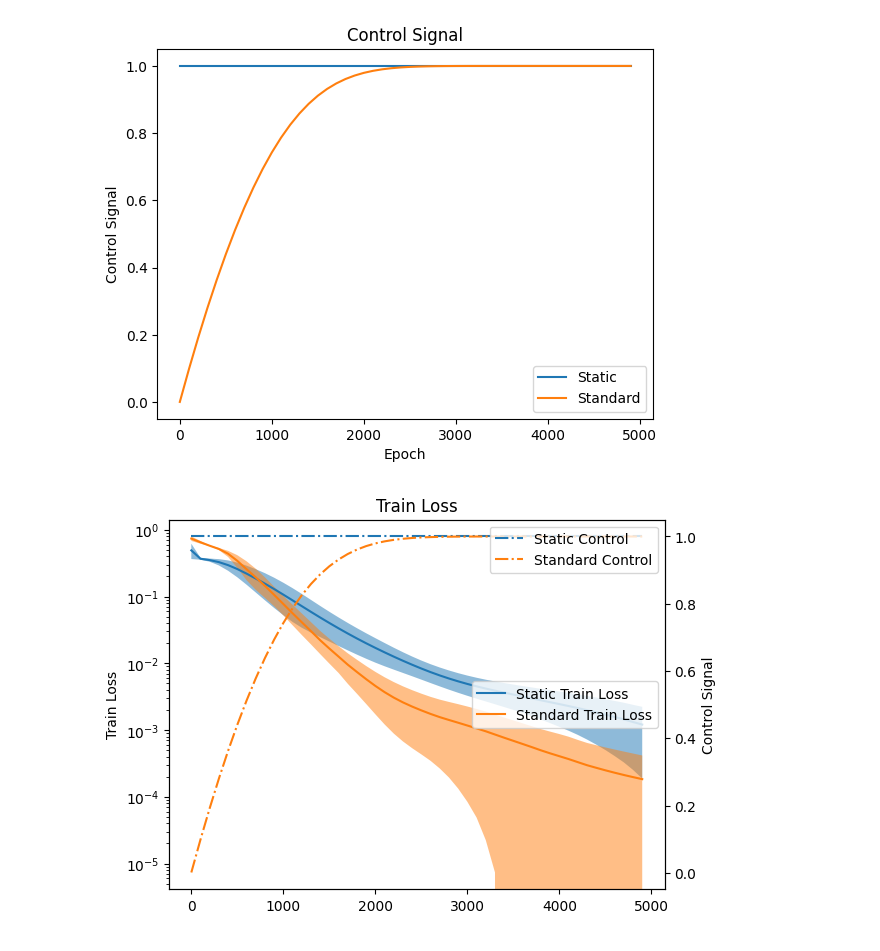
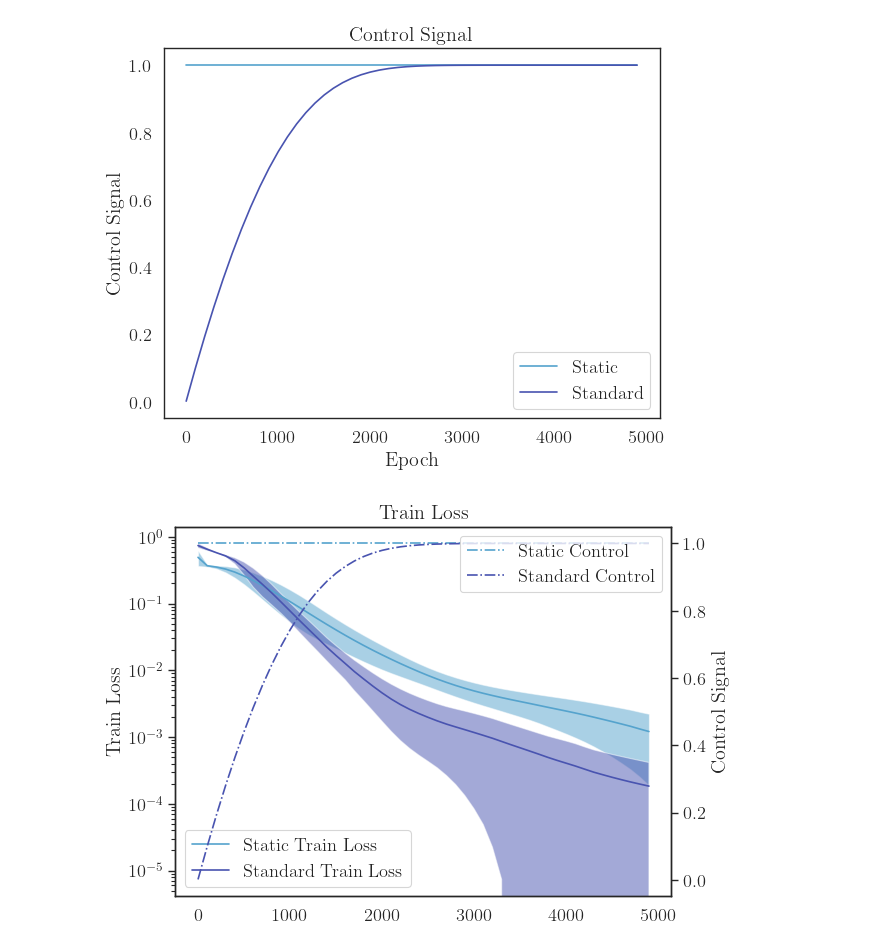
Before and after one commit to TheLedAlchemist/N3, a Jupyter notebook: nbs/bessel_analysis.ipynb, the cells around one changed output. Saved outputs shown, nothing was run; the diff lists cells and outputs as text; code cells hidden in the pictures.

Commit message:
better plotting

```diff
--- a/nbs/bessel_analysis.ipynb
+++ b/nbs/bessel_analysis.ipynb
@@ -4,6 +5,17 @@ import matplotlib.pyplot as plt
 
 import glob
 import os
+# %%
+plt.style.use("default")
+sns.set_theme(
+    context="paper",
+    style="white",
+    palette="icefire",
+    font="serif",
+    font_scale=1.5,
+    color_codes=True,
+    rc={"text.usetex": True},
+)
 # %%
 os.makedirs("../figures/BESSEL/", exist_ok=True)
 fig_dir = "../figures/BESSEL/"
@@ -67,7 +79,7 @@ plt.savefig(fig_dir + "control_signal.png")
 plt.savefig(fig_dir + "control_signal.pdf")
 plt.savefig(fig_dir + "control_signal.svg")
 # %% [output]
-[figure, old version]
+[figure, new version]
 # %%
 static_train_loss_arrays = [np.loadtxt(f) for f in static_train_loss_files]
 
@@ -85,35 +97,35 @@ fig, ax1 = plt.subplots()
 ax1.plot(epochs, mean_static_train_loss, label="Static Train Loss")
 ax1.plot(epochs, mean_standard_train_loss, label="Standard Train Loss")
 ax1.fill_between(
     epochs,
     mean_static_train_loss - std_static_train_loss,
     mean_static_train_loss + std_static_train_loss,
     alpha=0.5,
 )
 ax1.fill_between(
     epochs,
     mean_standard_train_loss - std_standard_train_loss,
     mean_standard_train_loss + std_standard_train_loss,
     alpha=0.5,
 )
 ax1.set_ylabel("Train Loss")
 ax1.set_yscale("log")
-ax1.legend(loc="center right")
+ax1.legend(loc="lower left")
 
 # Create a second y-axis for the control signal
 ax2 = ax1.twinx()
 ax2.plot(epochs, mean_static_control, "-.", label="Static Control")
 ax2.plot(epochs, mean_standard_control, "-.", label="Standard Control")
 ax2.set_ylabel("Control Signal")
 ax2.legend(loc="upper right")
 
 plt.title("Train Loss")
 
 plt.savefig(fig_dir + "train_loss.png")
 plt.savefig(fig_dir + "train_loss.pdf")
 plt.savefig(fig_dir + "train_loss.svg")
 # %% [output]
-[figure, old version]
+[figure, new version]
 # %%
 static_test_loss_arrays = [np.loadtxt(f) for f in static_test_loss_files]
 
```
Also changed, not shown: parts of 2 cells of this notebook, 1 other file.
